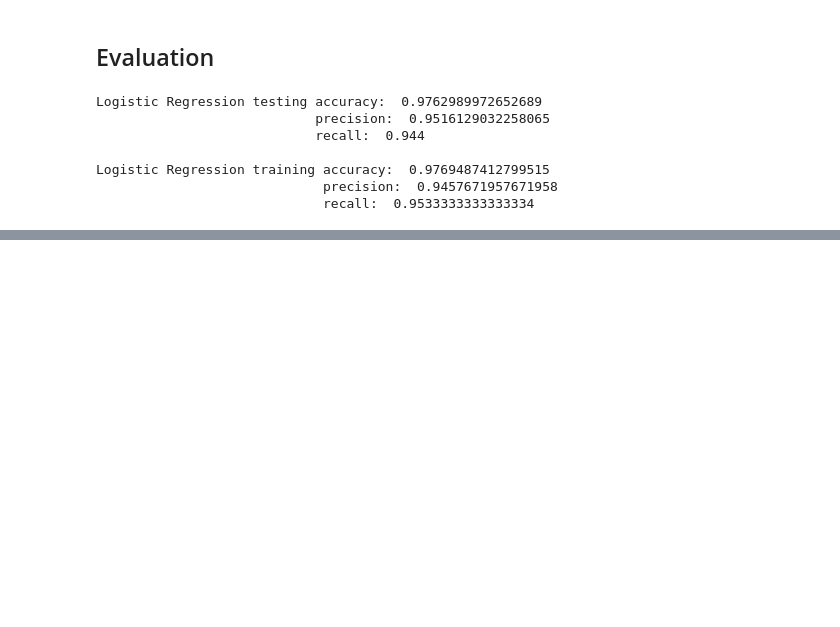
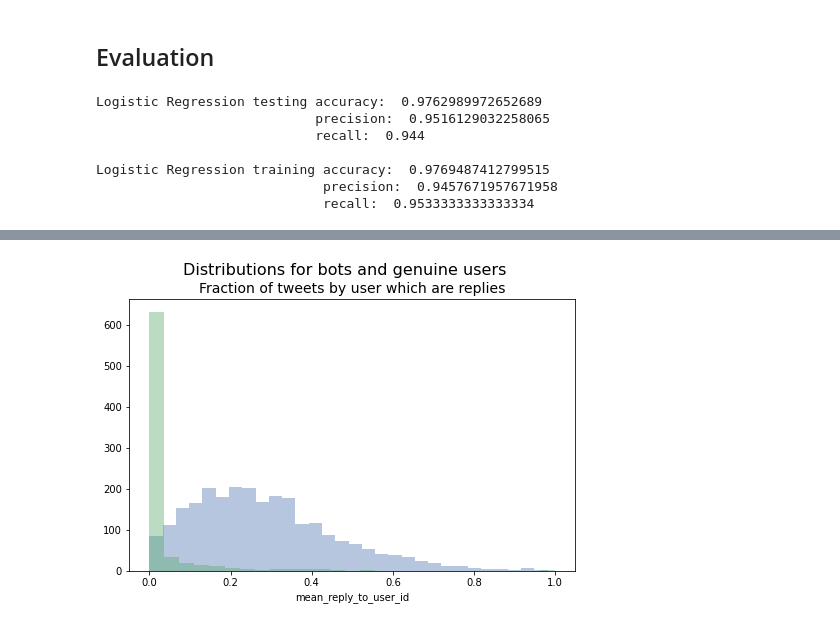
Before and after one commit to viguardieiro/TwitterProject, a Jupyter notebook: Classification_no_NLP.ipynb, the cells around one changed output, grey strips where cells are left out. Cells and saved outputs as stored; diff of their text form; code cells hidden in the pictures; blank space fills up the shorter version.

```diff
--- a/Classification_no_NLP.ipynb
+++ b/Classification_no_NLP.ipynb
@@ -200,0 +215,12 @@ Random Forest training accuracy:  1.0
+# %%
+fig, ax = plt.subplots(1,1, figsize=(8,5))
+
+fig.suptitle('Distributions for bots and genuine users', fontsize=16)
+sns.distplot(X_train[y_train==0]['mean_reply_to_user_id'], kde=False, ax=ax, label='genuine')
+sns.distplot(X_train[y_train==1]['mean_reply_to_user_id'], kde=False, ax=ax, label='bot')
+ax.set_title('Fraction of tweets by user which are replies', fontsize=14)
+
+
+plt.savefig('Feature_distributions.png')
+# %% [output]
+[figure, added]
```
Also changed, not shown: parts of 4 cells of this notebook.
